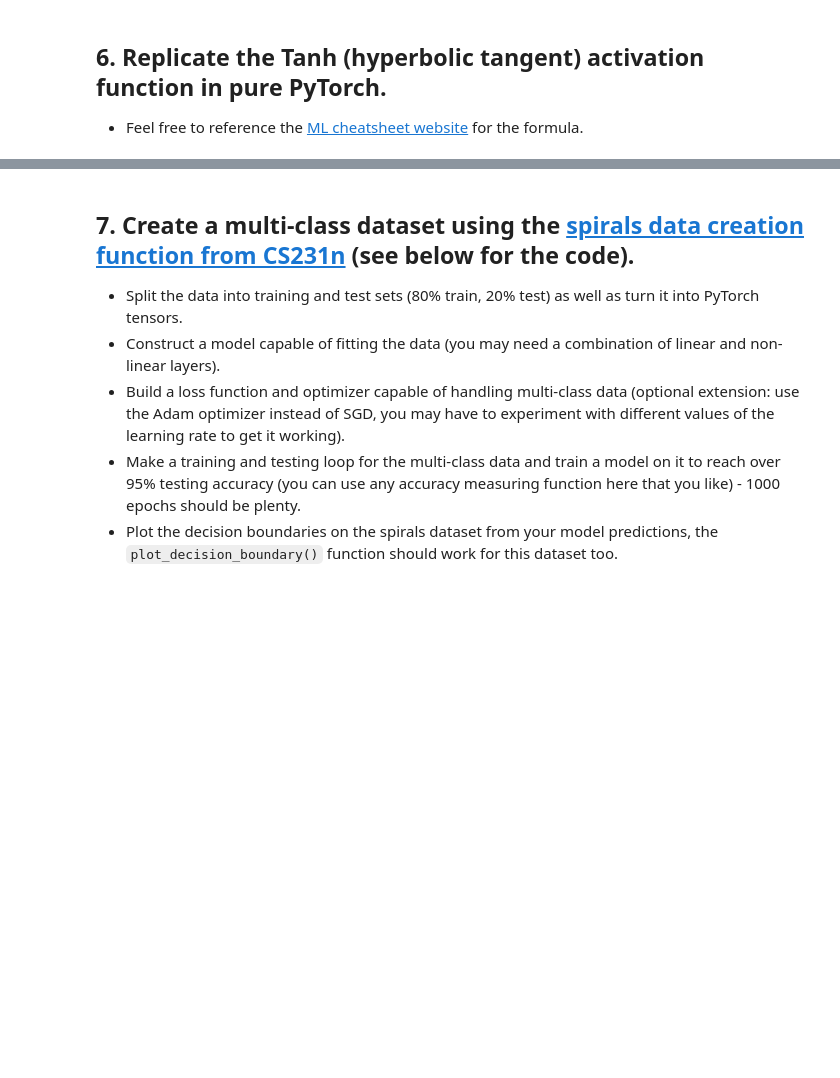
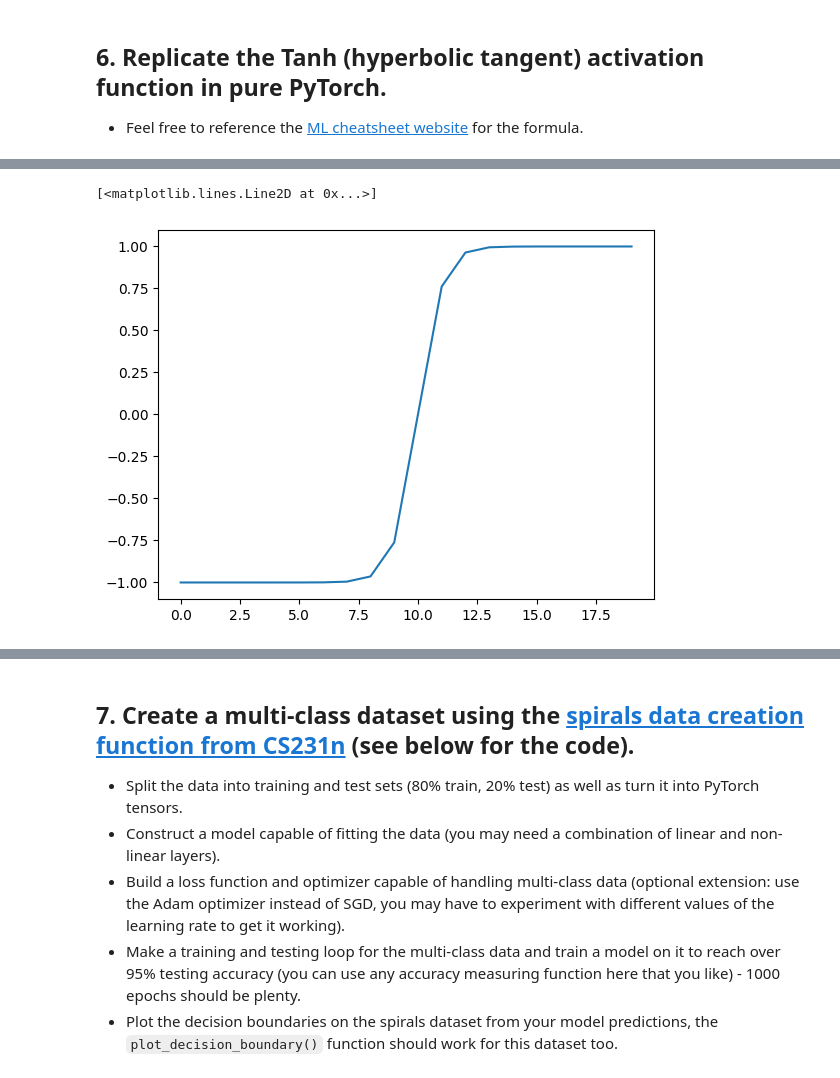
Before and after one commit to douglas-kwan/-Zero-to-Mastery-Learn-PyTorch-for-Deep-Learning-, a Jupyter notebook: Pytorch Neural Network Classification (02)/02_pytorch_classification_exercises.ipynb, the cells around one changed output, grey strips where cells are left out. Drawn from its saved outputs; the diff is of its cells as text; code cells hidden in the pictures; blank space fills up the shorter version.

```diff
--- a/Pytorch Neural Network Classification (02)/02_pytorch_classification_exercises.ipynb
+++ b/Pytorch Neural Network Classification (02)/02_pytorch_classification_exercises.ipynb
@@ -327,2 +335,7 @@ def plot_decision_boundary(model, X, y):
 # %%
 # Test torch.tanh() on the tensor and plot it
+tensor_2 = torch.tanh(tensor)
+plt.plot(tensor_2)
+# %% [output]
+[<matplotlib.lines.Line2D at 0x...>]
+[figure, added]
```
Also changed, not shown: parts of 15 cells of this notebook.
